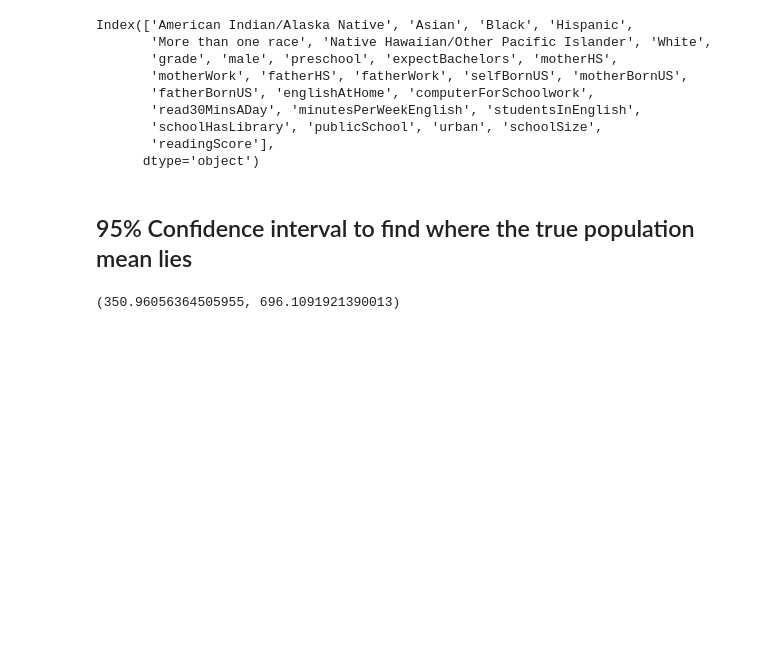
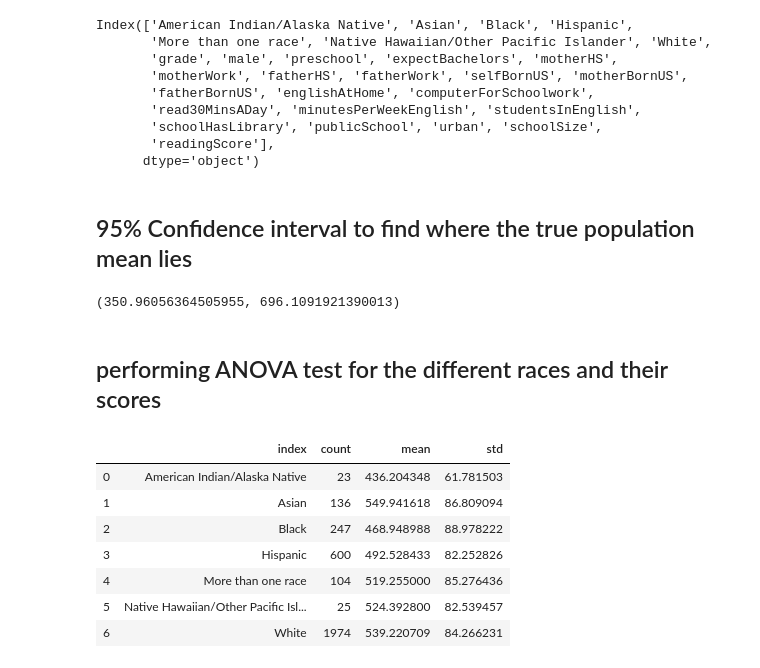
Before and after one commit to gabbyflabby/Test_Scores, a Jupyter notebook: Hypothesis testing.ipynb, the cells around one changed output. Cells and saved outputs as stored; diff of their text form; code cells hidden in the pictures; blank space fills up the shorter version.

Commit message:
cant perform anova

```diff
--- a/Hypothesis testing.ipynb
+++ b/Hypothesis testing.ipynb
@@ -129,3 +129,24 @@ sigma = df['readingScore'].std()
 stats.norm.interval(.95,mu,sigma)
 # %% [output]
 (350.96056364505955, 696.1091921390013)
+# %% [markdown]
+## performing ANOVA test for the different races and their scores
+# %%
+races_and_stats = []
+for race in races:
+    index = race
+    count = df[df[race]==1]['readingScore'].count()
+    mean = df[df[race]==1]['readingScore'].mean()
+    std = df[df[race]==1]['readingScore'].std()
+    races_and_stats.append({'index':index, 'count':count, 'mean':mean, 'std':std})
+# stats.f_oneway()
+pd.DataFrame(races_and_stats)
+# %% [output]
+|  | index | count | mean | std |
+| 0 | American Indian/Alaska Native | 23 | 436.204348 | 61.781503 |
+| 1 | Asian | 136 | 549.941618 | 86.809094 |
+| 2 | Black | 247 | 468.948988 | 88.978222 |
+| 3 | Hispanic | 600 | 492.528433 | 82.252826 |
+| 4 | More than one race | 104 | 519.255000 | 85.276436 |
+| 5 | Native Hawaiian/Other Pacific Isl... | 25 | 524.392800 | 82.539457 |
+| 6 | White | 1974 | 539.220709 | 84.266231 |
```
